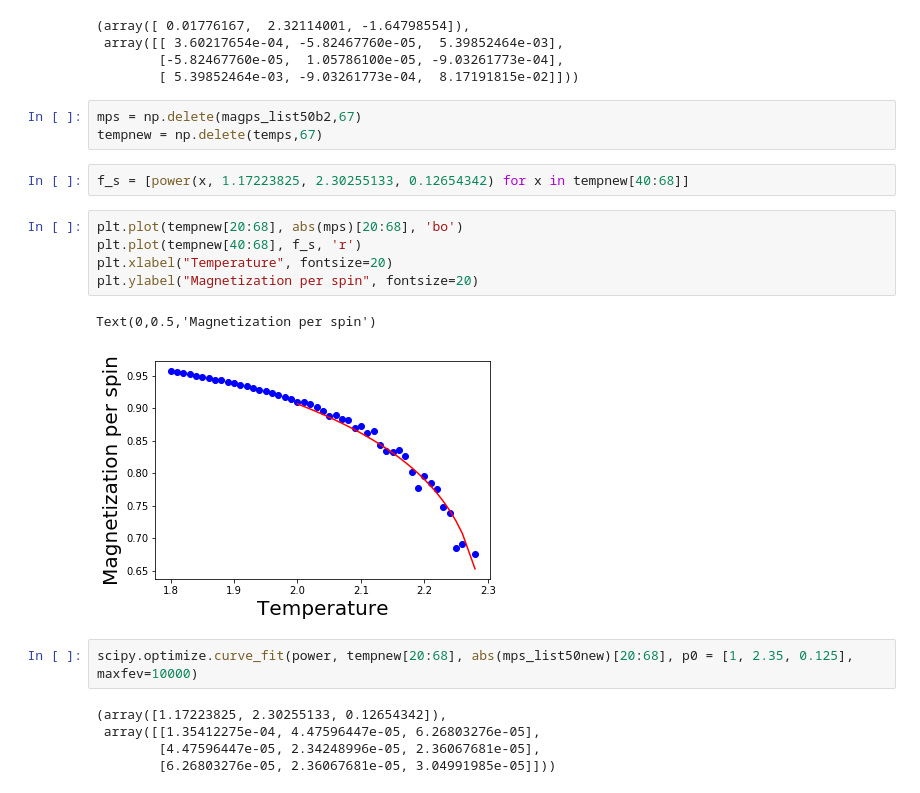
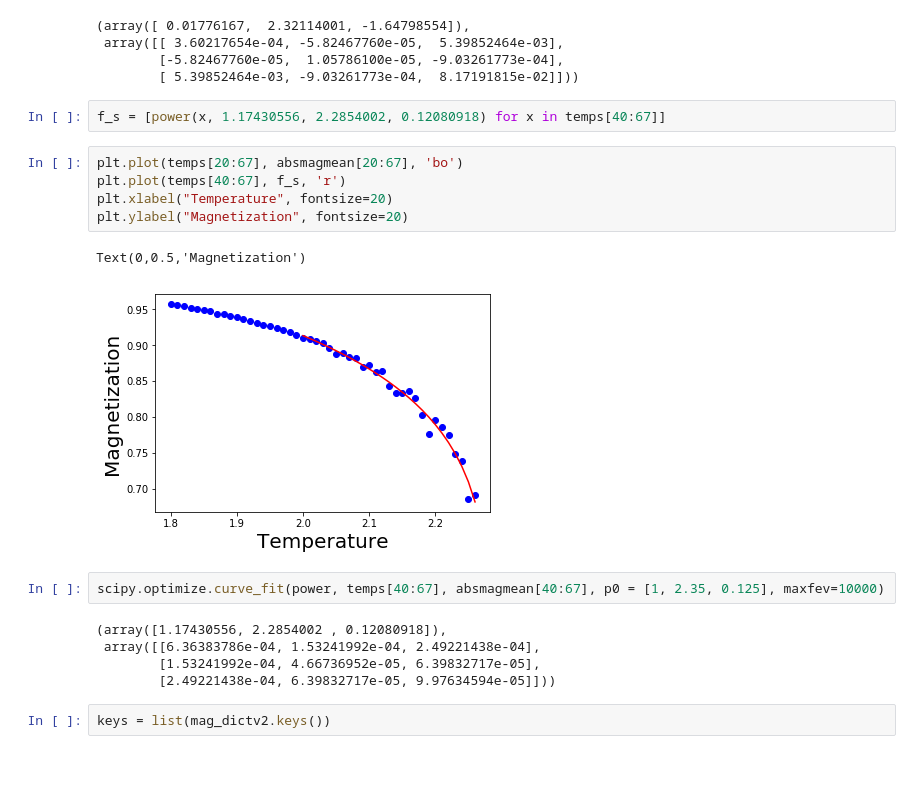
Before and after one commit to kaitshin/PHYSICS113-final-project, a Jupyter notebook: Metropolis Critical Exp.ipynb, the cells around one changed output. Saved outputs shown, nothing was run; the diff lists cells and outputs as text; blank space fills up the shorter version.

Commit message:
i need to checkpoint better -- minor efficiency improvements and fixed the magnetization incrementer in all 3

```diff
--- a/Metropolis Critical Exp.ipynb
+++ b/Metropolis Critical Exp.ipynb
@@ -35,23 +34,22 @@ scipy.optimize.curve_fit(power, temptest[40:71], magtest[40:71], p0 = [.1, 2.35,
  array([[ 3.60217654e-04, -5.82467760e-05,  5.39852464e-03],
         [-5.82467760e-05,  1.05786100e-05, -9.03261773e-04],
         [ 5.39852464e-03, -9.03261773e-04,  8.17191815e-02]]))
-# %%
-mps = np.delete(magps_list50b2,67)
-tempnew = np.delete(temps,67)
 # %%
-f_s = [power(x, 1.17223825, 2.30255133, 0.12654342) for x in tempnew[40:68]]
+f_s = [power(x, 1.17430556, 2.2854002, 0.12080918) for x in temps[40:67]]
 # %%
-plt.plot(tempnew[20:68], abs(mps)[20:68], 'bo')
-plt.plot(tempnew[40:68], f_s, 'r')
+plt.plot(temps[20:67], absmagmean[20:67], 'bo')
+plt.plot(temps[40:67], f_s, 'r')
 plt.xlabel("Temperature", fontsize=20)
-plt.ylabel("Magnetization per spin", fontsize=20)
+plt.ylabel("Magnetization", fontsize=20)
 # %% [output]
-Text(0,0.5,'Magnetization per spin')
+Text(0,0.5,'Magnetization')
-[figure, old version]
+[figure, new version]
 # %%
-scipy.optimize.curve_fit(power, tempnew[20:68], abs(mps_list50new)[20:68], p0 = [1, 2.35, 0.125], maxfev=10000)
+scipy.optimize.curve_fit(power, temps[40:67], absmagmean[40:67], p0 = [1, 2.35, 0.125], maxfev=10000)
 # %% [output]
-(array([1.17223825, 2.30255133, 0.12654342]),
- array([[1.35412275e-04, 4.47596447e-05, 6.26803276e-05],
-        [4.47596447e-05, 2.34248996e-05, 2.36067681e-05],
-        [6.26803276e-05, 2.36067681e-05, 3.04991985e-05]]))
+(array([1.17430556, 2.2854002 , 0.12080918]),
+ array([[6.36383786e-04, 1.53241992e-04, 2.49221438e-04],
+        [1.53241992e-04, 4.66736952e-05, 6.39832717e-05],
+        [2.49221438e-04, 6.39832717e-05, 9.97634594e-05]]))
+# %%
+keys = list(mag_dictv2.keys())
```
Also changed, not shown: parts of 10 cells of this notebook, 2 other files.
